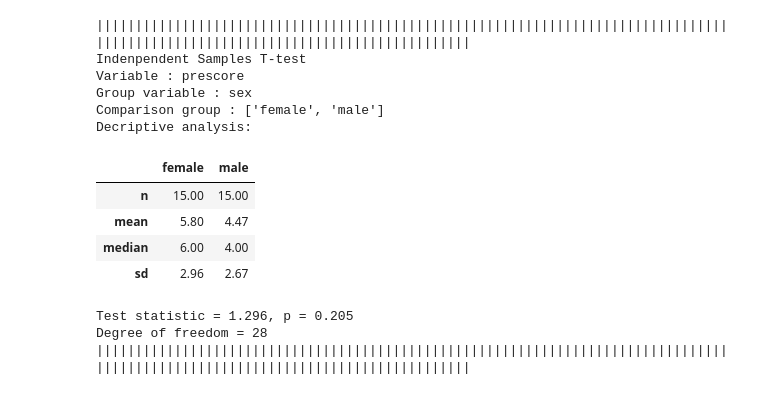
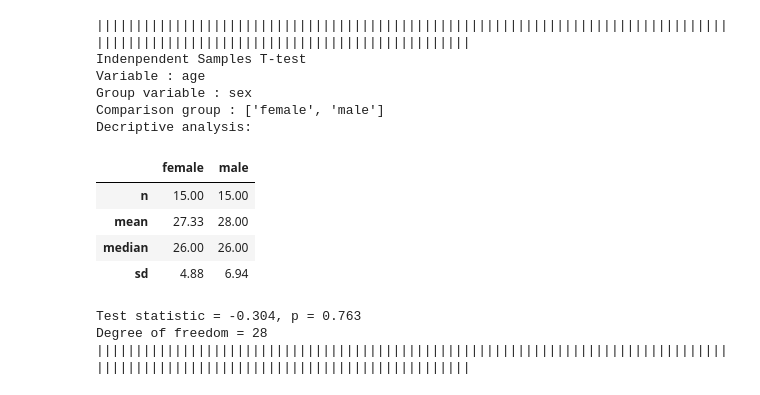
Before and after one commit to ckdckd145/statmanager-kr, a Jupyter notebook: test.ipynb, the cells around one changed output. Drawn from its saved outputs; the diff is of its cells as text; code cells hidden in the pictures.

Commit message:
uploading test file for who have interest

```diff
--- a/test.ipynb
+++ b/test.ipynb
@@ -26,0 +107,5 @@ df.head(5)
+# %%
+# If you want to change language set as "KOREAN", run this cell.
+# This method can be used to change language set from "KOREAN" to "ENGLISH", of course. Just run sm.set_language('eng')
+
+sm.set_language('kor')
@@ -27,17 +155,19 @@ df.head(5)
 # %%
-sm.progress(method = 'ttest_ind', vars = 'prescore', group_vars = 'sex')
+#Independent Samples T-Test
+
+sm.progress(method = 'ttest_ind', vars = 'age', group_vars = 'sex')
 # %% [output]
 |||||||||||||||||||||||||||||||||||||||||||||||||||||||||||||||||||||||||||||||||||||||||||||||||||||||||||||||||||||||||||||||||
 Indenpendent Samples T-test
-Variable : prescore
+Variable : age
 Group variable : sex
 Comparison group : ['female', 'male']
 Decriptive analysis:
 |  | female | male |
 | n | 15.00 | 15.00 |
-| mean | 5.80 | 4.47 |
-| median | 6.00 | 4.00 |
-| sd | 2.96 | 2.67 |
+| mean | 27.33 | 28.00 |
+| median | 26.00 | 26.00 |
+| sd | 4.88 | 6.94 |
-Test statistic = 1.296, p = 0.205
+Test statistic = -0.304, p = 0.763
 Degree of freedom = 28
 |||||||||||||||||||||||||||||||||||||||||||||||||||||||||||||||||||||||||||||||||||||||||||||||||||||||||||||||||||||||||||||||||
```
Also changed, not shown: parts of 21 cells of this notebook.
